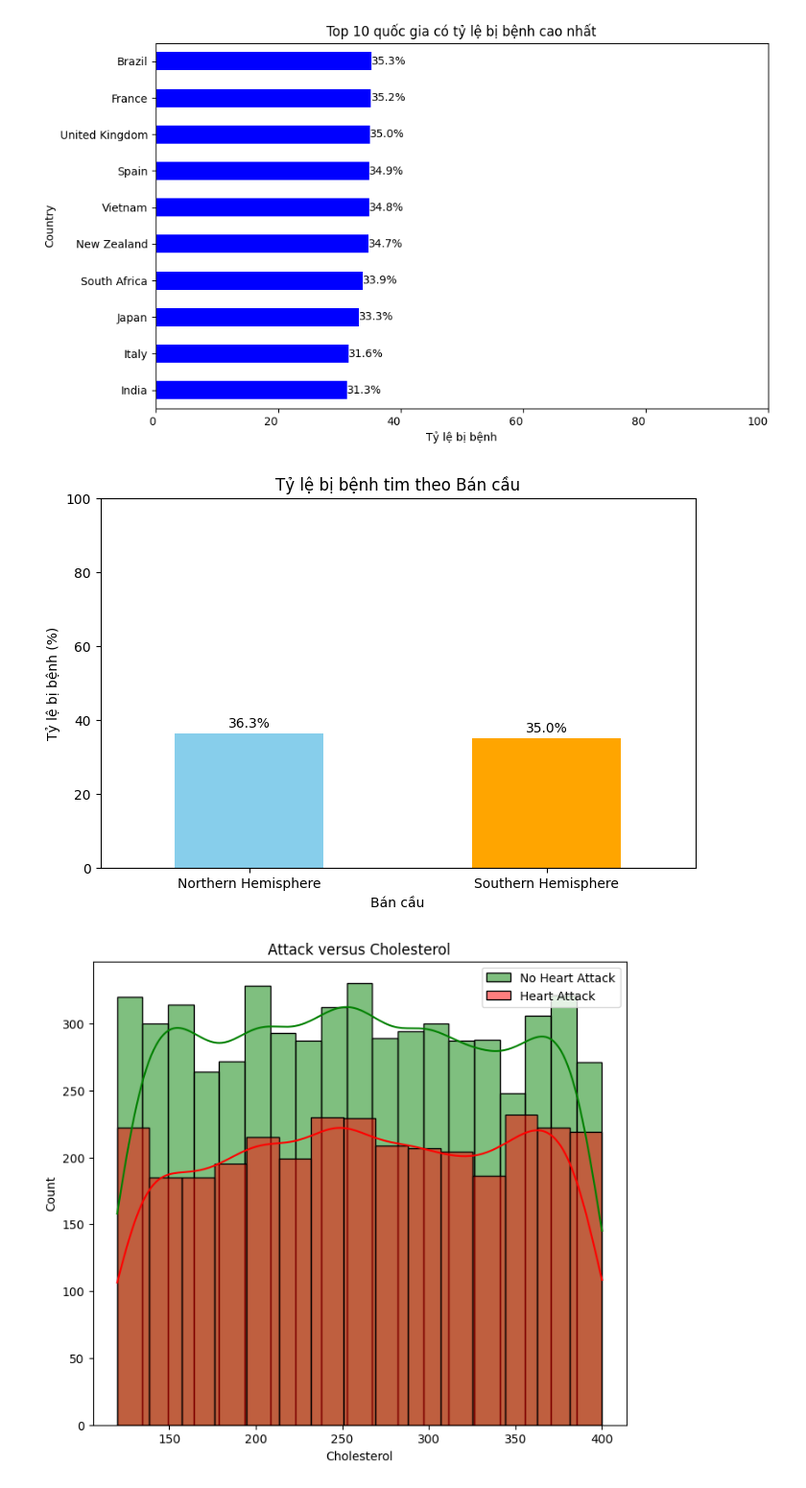
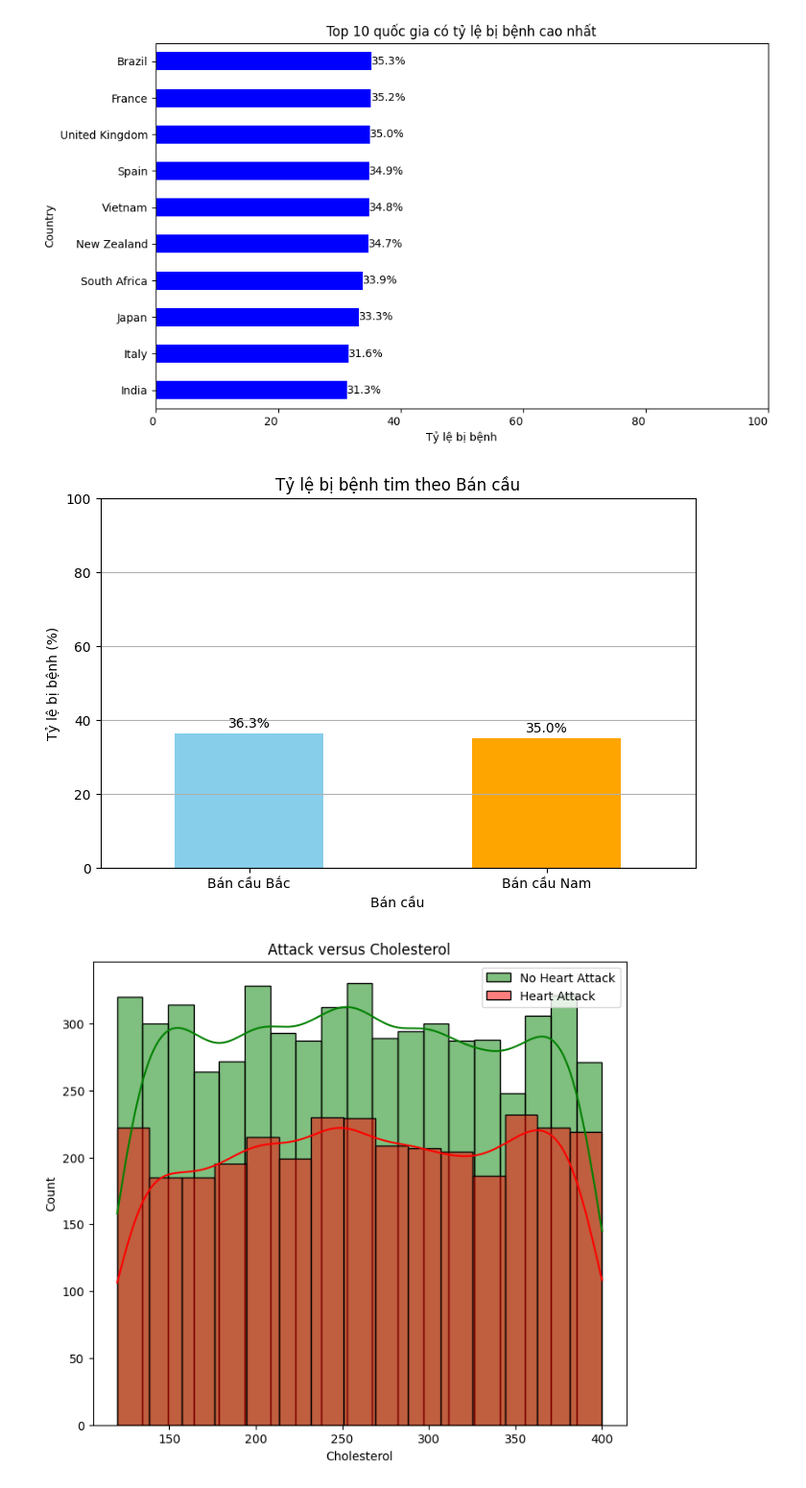
Before and after one commit to thangtrandoan/DataProcessing-Project, a Jupyter notebook: test.ipynb, the cells around one changed output. Shown at 96% size. Saved outputs shown, nothing was run; the diff lists cells and outputs as text; code cells hidden in the pictures.

```diff
--- a/test.ipynb
+++ b/test.ipynb
@@ -214,7 +214,8 @@ with open("data\countries.txt", 'r') as file:
 lstKollekzone = {
  'Sex' : ['Male', 'Female'],
  'Diet' : ['Healthy', 'Average', 'Unhealthy'],
- 'Continent' : ['South America', 'North America', 'Asia', 'Europe', 'Africa', 'Australia'],
+ 'Continent' : ['South America', 'North America',
+                 'Asia', 'Europe', 'Africa', 'Australia'],
  'Country' : myCountries,
  'Hemisphere' : ['Northern Hemisphere', 'Southern Hemisphere']
 }
@@ -401,7 +382,7 @@ import numpy as np
 
 # Tạo dữ liệu (sử dụng lại Chol_Category từ mã trước)
 bins = [0, 200, 240, float('inf')]
-labels = ['Bình thường', 'Cao', 'Có vấn đề']
+labels = ['Bình thường', 'Cao', 'Nguy hiểm']
 Chol_Category = pd.cut(data['Cholesterol'], bins=bins, labels=labels)
 data['Chol_Category'] = Chol_Category  # Thêm cột phân loại vào dữ liệu
 
@@ -430,7 +411,7 @@ for bars in [bar1, bar2]:
 
 # Tuỳ chỉnh biểu đồ
 ax.set_xlabel('Nhóm Cholesterol')
-ax.set_ylabel('Số lượng người')
+ax.set_ylabel('Số lượng')
 ax.set_title('Phân loại theo Cholesterol và số người bị bệnh tim')
 ax.set_xticks(x)
 ax.set_xticklabels(categories)
@@ -833,34 +814,35 @@ plt.show()
 # %%
 import matplotlib.pyplot as plt
 
 # Giả sử bạn đã có cột 'Hemisphere' với giá trị 'Northern Hemisphere' và 'Southern Hemisphere'
 # Nếu chưa có cột này, bạn có thể tự phân chia dựa trên vị trí quốc gia (VD: 'latitude')
 
 # Tính toán tỷ lệ bệnh tim cho mỗi bán cầu
 hemisphere_risk = data.groupby('Hemisphere')['Heart Attack Risk'].mean() * 100
 
 # Sắp xếp tỷ lệ bệnh tim của các Bán cầu
 hemisphere_risk_sorted = hemisphere_risk.sort_values(ascending=False)
 
 # Vẽ biểu đồ cột
 plt.figure(figsize=(8, 5))
 chart = hemisphere_risk_sorted.plot(kind='bar', color=['skyblue', 'orange'])
 
 # Thêm tiêu đề và nhãn trục
 plt.title('Tỷ lệ bị bệnh tim theo Bán cầu')
 plt.xlabel('Bán cầu')
 plt.ylabel('Tỷ lệ bị bệnh (%)')
 
 # Thêm tỷ lệ vào trên mỗi cột
 for index, value in enumerate(hemisphere_risk_sorted):
     chart.text(index, value + 1, f'{value:.1f}%', va='bottom', ha='center', fontsize=10, color='black')
 
 # Hiển thị biểu đồ
 plt.ylim(0, 100)
-plt.xticks(rotation=0)
+plt.grid(axis='y')
+plt.xticks(ticks=[0, 1], labels=['Bán cầu Bắc', 'Bán cầu Nam'], rotation=0)
 plt.show()
 # %% [output]
-[figure, old version]
+[figure, new version]
 # %%
 # Plot with histplot for both groups
 plt.figure(figsize=(8,7))
```
Also changed, not shown: parts of 8 cells of this notebook.
